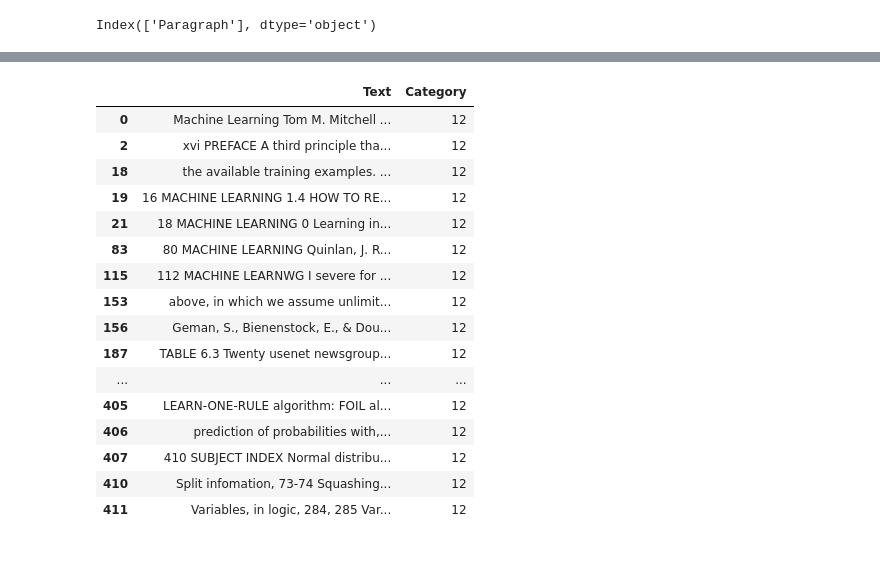
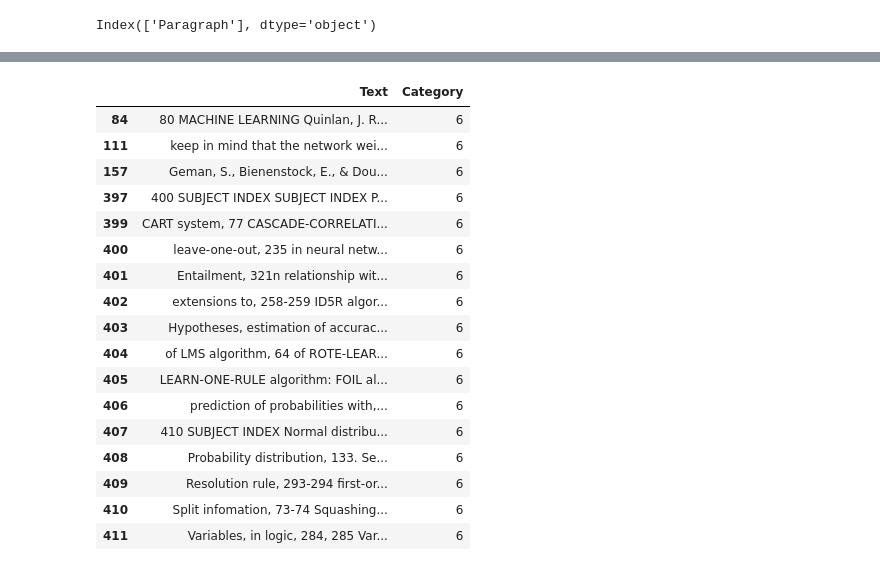
Before and after one commit to ML-Model-SU/ML-Analysis, a Jupyter notebook: Clustering.ipynb, the cells around one changed output, grey strips where cells are left out. Drawn from its saved outputs; the diff is of its cells as text; code cells hidden in the pictures.

```diff
--- a/Clustering.ipynb
+++ b/Clustering.ipynb
@@ -10,9 +10,9 @@ import pandas as pd
 connection = psycopg2.connect(
 database="mlchatbot",
 user="postgres",
-password="Hemant1415",
+password="#RNJ7773RNJ7773",
 host="localhost",
-port="5432"
+port="5433"
 )
 # %%
 cursor=connection.cursor()
@@ -35,16 +35,16 @@ df.columns
 # %% [output]
 Index(['Paragraph'], dtype='object')
 # %%
-# for i in range(len(df)):
-#     try:
-#         text = df.iloc[i]["Paragraph"]
-#         textemb = model.encode(text).tolist()
-#         cursor.execute(insert_query, (text, textemb))
-#     except Exception as e:
-#         print(f"Error inserting row {i}: {e}")
-#         break
+for i in range(len(df)):
+    try:
+        text = df.iloc[i]["Paragraph"]
+        textemb = model.encode(text).tolist()
+        cursor.execute(insert_query, (text, textemb))
+    except Exception as e:
+        print(f"Error inserting row {i}: {e}")
+        break
 
-# connection.commit()
+connection.commit()
 # %%
 cursor.execute("select * from pemb;")
 # %%
@@ -65,7 +65,7 @@ for i in result:
 data =np.array(listEmb)
 # %%
 from sklearn.cluster import KMeans
-Kmean=KMeans(n_clusters=13,random_state=18)
+Kmean=KMeans(n_clusters=23,random_state=18)
 Kmean.fit(listEmb)
 labels=Kmean.labels_
 # %%
@@ -92,25 +92,26 @@ print(labels)
 # %%
 dflabel=pd.DataFrame({"Text":listPara,"Category":labels})
 # %%
-dflabel[dflabel["Category"]==12]
+dflabel[dflabel["Category"]==6]
 # %% [output]
 |  | Text | Category |
-| 0 | Machine Learning Tom M. Mitchell ... | 12 |
-| 2 | xvi PREFACE A third principle tha... | 12 |
-| 18 | the available training examples. ... | 12 |
-| 19 | 16 MACHINE LEARNING 1.4 HOW TO RE... | 12 |
-| 21 | 18 MACHINE LEARNING 0 Learning in... | 12 |
-| 83 | 80 MACHINE LEARNING Quinlan, J. R... | 12 |
-| 115 | 112 MACHINE LEARNWG I severe for ... | 12 |
-| 153 | above, in which we assume unlimit... | 12 |
-| 156 | Geman, S., Bienenstock, E., & Dou... | 12 |
-| 187 | TABLE 6.3 Twenty usenet newsgroup... | 12 |
-| ... | ... | ... |
-| 405 | LEARN-ONE-RULE algorithm: FOIL al... | 12 |
-| 406 | prediction of probabilities with,... | 12 |
-| 407 | 410 SUBJECT INDEX Normal distribu... | 12 |
-| 410 | Split infomation, 73-74 Squashing... | 12 |
-| 411 | Variables, in logic, 284, 285 Var... | 12 |
+| 84 | 80 MACHINE LEARNING Quinlan, J. R... | 6 |
+| 111 | keep in mind that the network wei... | 6 |
+| 157 | Geman, S., Bienenstock, E., & Dou... | 6 |
+| 397 | 400 SUBJECT INDEX SUBJECT INDEX P... | 6 |
+| 399 | CART system, 77 CASCADE-CORRELATI... | 6 |
+| 400 | leave-one-out, 235 in neural netw... | 6 |
+| 401 | Entailment, 321n relationship wit... | 6 |
+| 402 | extensions to, 258-259 ID5R algor... | 6 |
+| 403 | Hypotheses, estimation of accurac... | 6 |
+| 404 | of LMS algorithm, 64 of ROTE-LEAR... | 6 |
+| 405 | LEARN-ONE-RULE algorithm: FOIL al... | 6 |
+| 406 | prediction of probabilities with,... | 6 |
+| 407 | 410 SUBJECT INDEX Normal distribu... | 6 |
+| 408 | Probability distribution, 133. Se... | 6 |
+| 409 | Resolution rule, 293-294 first-or... | 6 |
+| 410 | Split infomation, 73-74 Squashing... | 6 |
+| 411 | Variables, in logic, 284, 285 Var... | 6 |
 # %%
 list1=list(range(len(labels)))
 # %%
```
Also changed, not shown: parts of 11 cells of this notebook.
